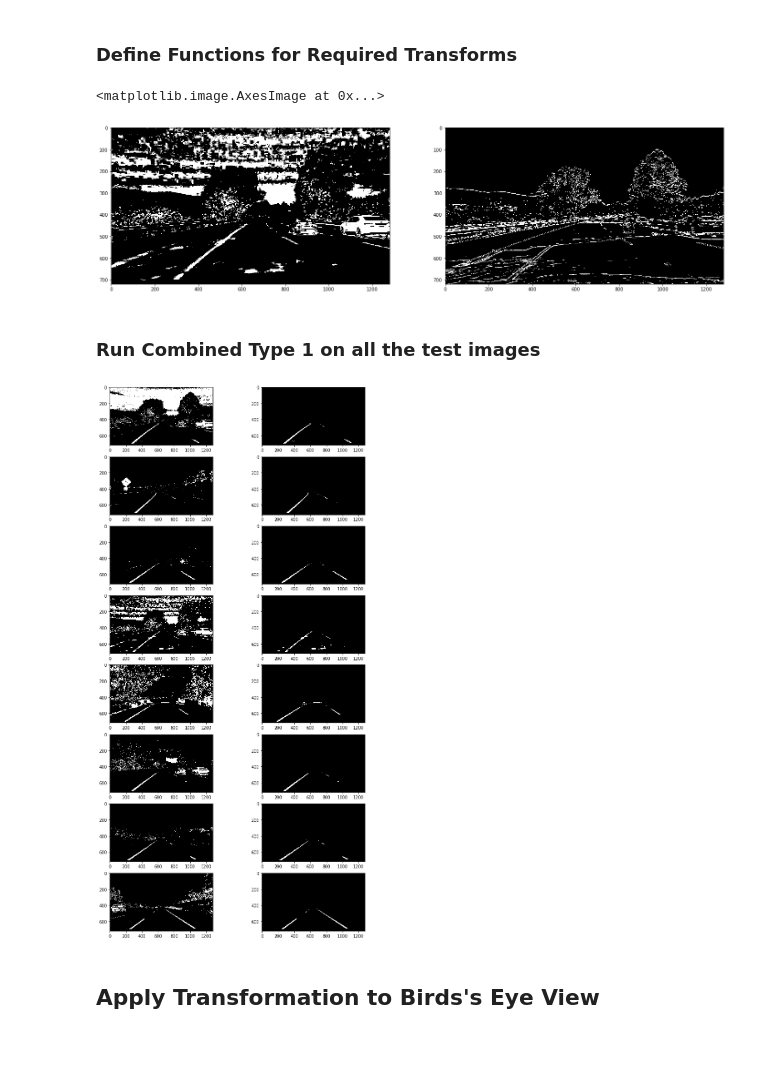
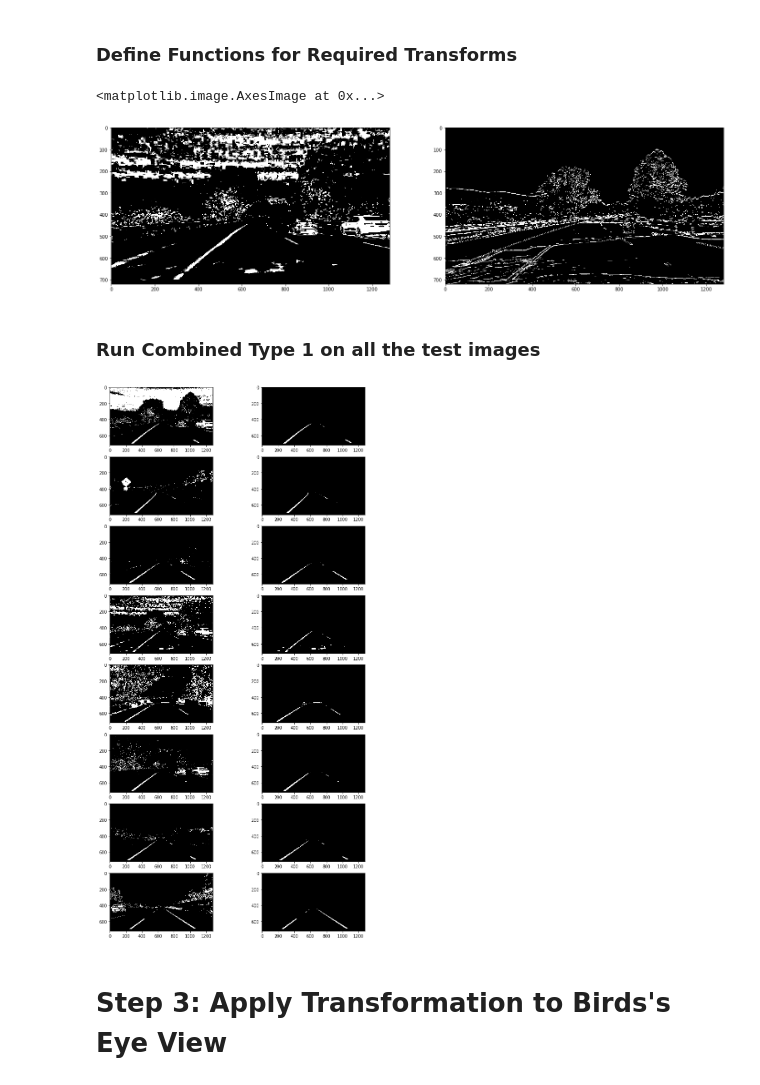
Before and after one commit to ExtEng/Project4-AdvancedCarLaneFinding, a Jupyter notebook: P4-AdvanceLaneFinding.ipynb, the cells around one changed output. Saved outputs shown, nothing was run; the diff lists cells and outputs as text; code cells hidden in the pictures; blank space fills up the shorter version.

```diff
--- a/P4-AdvanceLaneFinding.ipynb
+++ b/P4-AdvanceLaneFinding.ipynb
@@ -183,7 +183,7 @@ def hls_select(img, thresh=(0, 255)):
     # 2) Apply a threshold to the S channel
     binary_output = np.zeros_like(S_img)
     #
-    binary_output[((S_img > thresh[0]) & (S_img <= thresh[1]))|((L_img >200) & (L_img <= thresh[1]))] = 1
+    binary_output[((S_img > thresh[0]) & (S_img <= thresh[1]))|((L_img >215) & (L_img <= thresh[1]))] = 1
 
     # 3) Return a binary image of threshold result
     return binary_output
@@ -231,17 +231,18 @@ def region_of_interest(img, vertices):
     masked_image = cv2.bitwise_and(img, mask)
     return masked_image
 # %%
-test_thres_1 = combined_type_1(test_dst[3],120)
+S_thres = 120
+test_thres_1 = combined_type_1(test_dst[3],S_thres)
 test_thres_2 = combined_type_2(test_dst[3])
 
 plt.figure(figsize=(24,9))
 plt.subplot(1,2,1)
 plt.imshow(test_thres_1,cmap='gray')
 plt.subplot(1,2,2)
 plt.imshow(test_thres_2,cmap='gray')
 # %% [output]
 <matplotlib.image.AxesImage at 0x...>
-[figure, old version]
+[figure, new version]
 # %% [markdown]
 ### Run Combined Type 1 on all the test images
 # %%
@@ -261,7 +262,7 @@ plt.figure(figsize=(12,24))
 for x in range(len(test_images)):
 
     #Apply Image transformation
-    test_CT[x,:,:] = combined_type_1(test_dst[x],120)
+    test_CT[x,:,:] = combined_type_1(test_dst[x],S_thres)
     test_CT_m[x,:,:] = region_of_interest(test_CT[x,:,:],vertices)
     plt.subplot(len(test_images),2,(2*x)+1)
     plt.imshow(test_CT[x], cmap='gray')
@@ -271,9 +272,9 @@ for x in range(len(test_images)):
 mpimg.imsave("./output_images/S_Gray_thres.jpg",test_CT[1])
 mpimg.imsave("./output_images/S_Gray_thres_mask.jpg",test_CT_m[1])
 # %% [output]
-[figure, old version]
+[figure, new version]
 # %% [markdown]
-##  Apply Transformation to Birds's Eye View
+# Step 3: Apply Transformation to Birds's Eye View
 # %%
 warped=np.zeros((len(test_images),720,1280),dtype=np.uint8)
 warped_test=np.zeros((len(test_images),720,1280,3),dtype=np.uint8)
```
Also changed, not shown: parts of 10 cells of this notebook, 12 other files.
